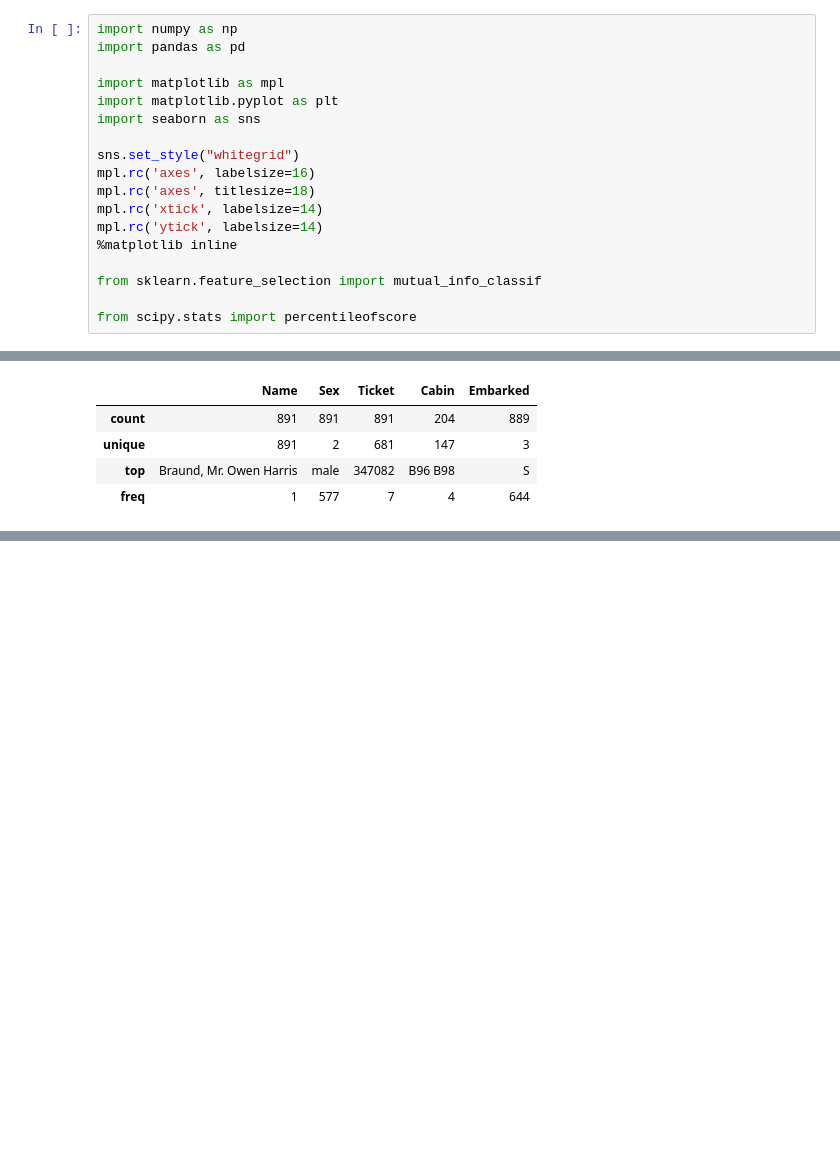
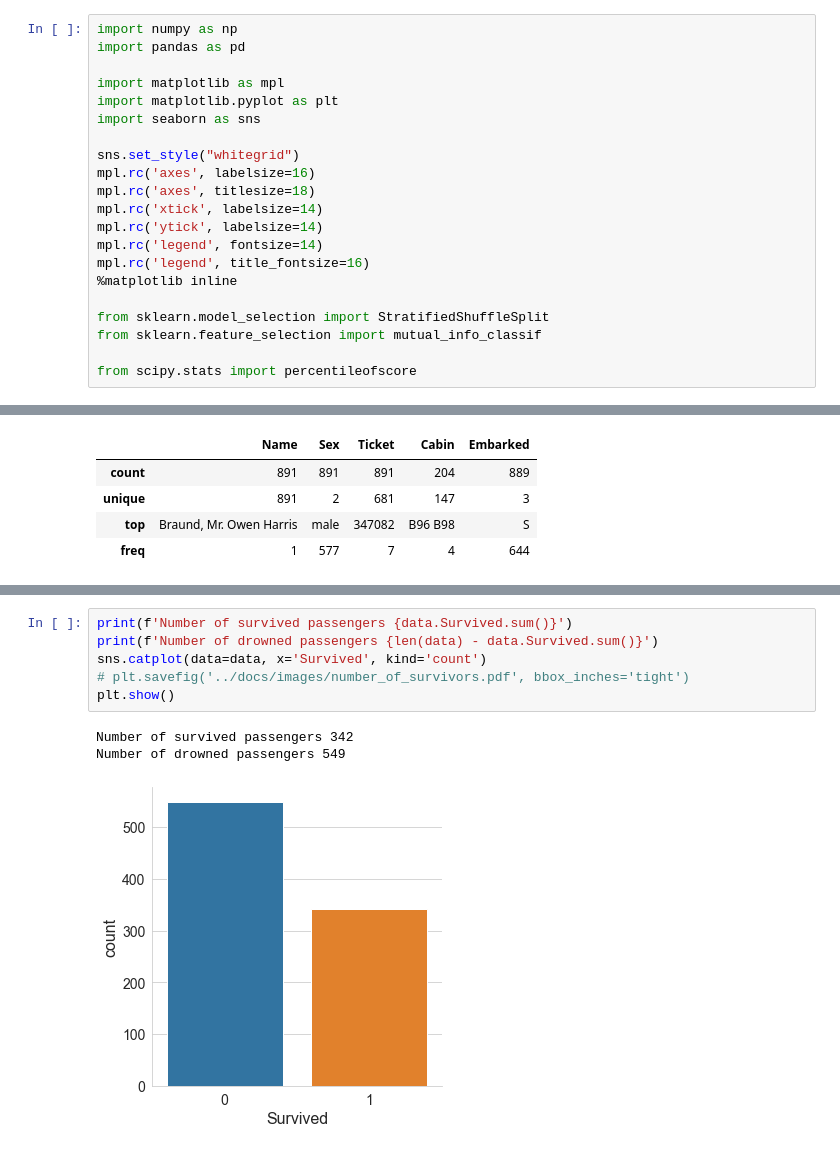
Before and after one commit to AlekseiBogachev/Titanic-Machine-Learning-from-Disaster, a Jupyter notebook: sources/Titanic-Machine-Learning-from-Disaster.ipynb, the cells around one changed output, grey strips where cells are left out. Cells and saved outputs as stored; diff of their text form; blank space fills up the shorter version.

Commit message:
Sample a test set
Sample a test set, create beautiful plots, continue report

```diff
--- a/sources/Titanic-Machine-Learning-from-Disaster.ipynb
+++ b/sources/Titanic-Machine-Learning-from-Disaster.ipynb
@@ -11,8 +11,11 @@ mpl.rc('axes', labelsize=16)
 mpl.rc('axes', titlesize=18)
 mpl.rc('xtick', labelsize=14)
 mpl.rc('ytick', labelsize=14)
+mpl.rc('legend', fontsize=14)
+mpl.rc('legend', title_fontsize=16)
 %matplotlib inline
 
+from sklearn.model_selection import StratifiedShuffleSplit
 from sklearn.feature_selection import mutual_info_classif
 
 from scipy.stats import percentileofscore
@@ -277,0 +291,10 @@ data.select_dtypes(include='object').describe()
+# %%
+print(f'Number of survived passengers {data.Survived.sum()}')
+print(f'Number of drowned passengers {len(data) - data.Survived.sum()}')
+sns.catplot(data=data, x='Survived', kind='count')
+# plt.savefig('../docs/images/number_of_survivors.pdf', bbox_inches='tight')
+plt.show()
+# %% [output]
+Number of survived passengers 342
+Number of drowned passengers 549
+[figure, added]
```
Also changed, not shown: parts of 13 cells of this notebook, 8 other files.
